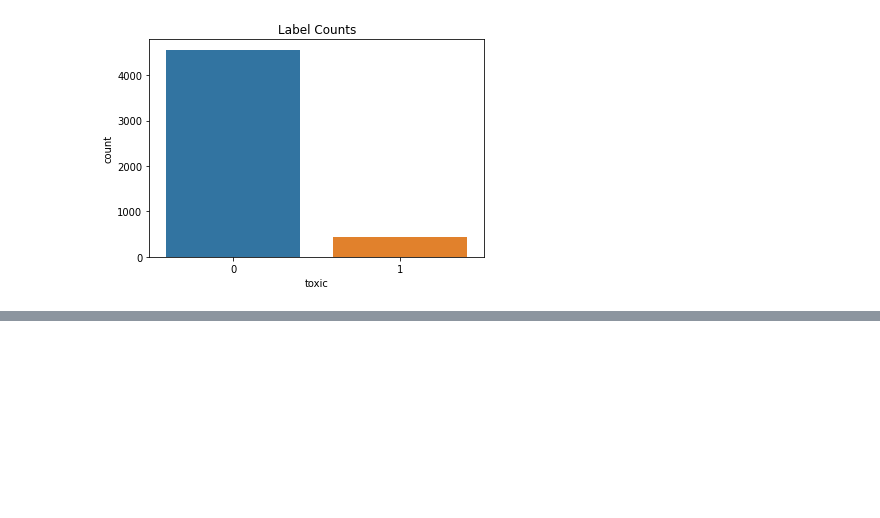
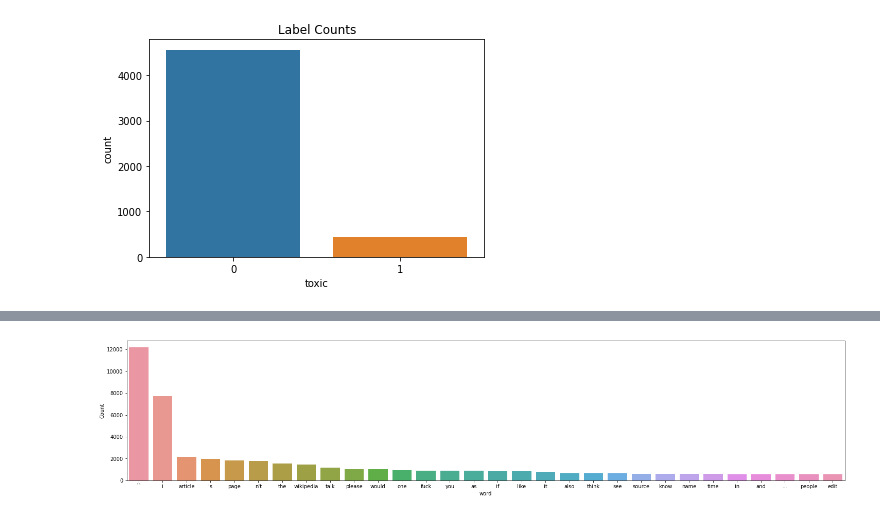
Before and after one commit to sayarsamanta/Data-Science-Projects, a Jupyter notebook: Wikipedia Toxicity/wikipedia_toxic_comments.ipynb, the cells around one changed output, grey strips where cells are left out. Cells and saved outputs as stored; diff of their text form; code cells hidden in the pictures; blank space fills up the shorter version.

```diff
--- a/Wikipedia Toxicity/wikipedia_toxic_comments.ipynb
+++ b/Wikipedia Toxicity/wikipedia_toxic_comments.ipynb
@@ -317,0 +282,4 @@ def graph(word_frequency, sent):
+# %%
+df['clean_txt'] = df['comment_text'].apply(clean_text)
+df.dropna(inplace = True)
+len(df)
@@ -317,0 +297,8 @@ def graph(word_frequency, sent):
+# %%
+#stemming and lemmatization
+#here we have build a custom function that will first get the noun pos tag and then
+#do the lemmatization
+
+ps=PorterStemmer()
+
+lemmatizer = WordNetLemmatizer()
@@ -317,0 +340,4 @@ def graph(word_frequency, sent):
+# %%
+df['clean_lemma'] = df['clean_txt'].apply(clean_text_lemma)
+df['clean_lemma_pos'] = df['clean_txt'].apply(lemmatize_sentence)
+df['clean_stem_txt'] = df['clean_txt'].apply(clean_text_stem)
@@ -317,0 +353,22 @@ def graph(word_frequency, sent):
+# %%
+#checking the distribution of the frequent words
+import matplotlib.pyplot as plt
+from nltk import FreqDist
+# function to plot most frequent terms
+def freq_words(x, terms = 30):
+  all_words = ' '.join([text for text in x])
+  all_words = all_words.split()
+
+  fdist = FreqDist(all_words)
+  words_df = pd.DataFrame({'word':list(fdist.keys()), 'count':list(fdist.values())})
+
+  # selecting top 20 most frequent words
+  d = words_df.nlargest(columns="count", n = terms)
+  plt.figure(figsize=(25,5))
+  ax = sns.barplot(data=d, x= "word", y = "count")
+  ax.set(ylabel = 'Count')
+  plt.show()
+# %%
+freq_words(df['clean_lemma_pos'])
+# %% [output]
+[figure, added]
```
Also changed, not shown: parts of 19 cells of this notebook, 1 other file.
